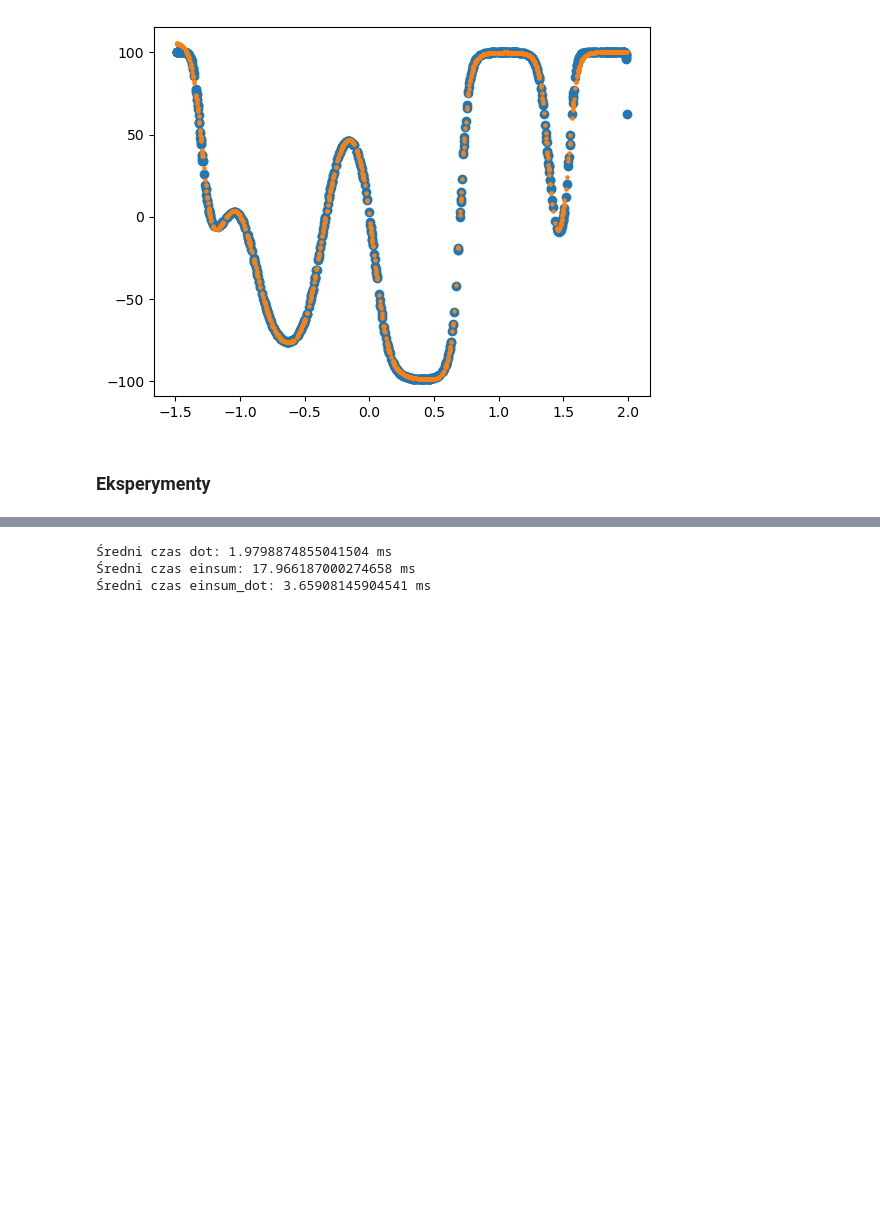
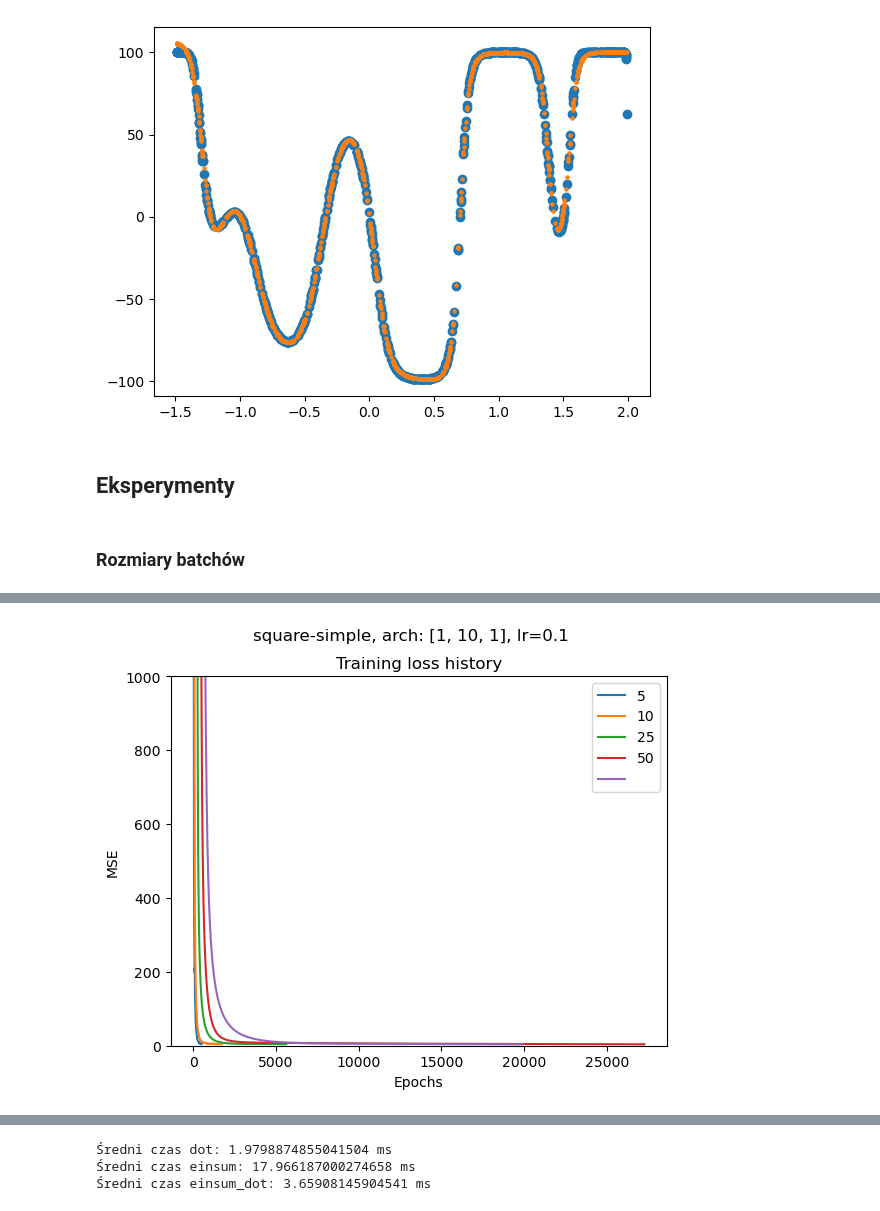
Before and after one commit to tymsoncyferki/MIOwAD, a Jupyter notebook: nn2/lab2.ipynb, the cells around one changed output, grey strips where cells are left out. Drawn from its saved outputs; the diff is of its cells as text; code cells hidden in the pictures; blank space fills up the shorter version.

Commit message:
batch testing

```diff
--- a/nn2/lab2.ipynb
+++ b/nn2/lab2.ipynb
@@ -404,4 +430,27 @@ plt.show()
 Test MSE: 3.999971466978165
 [figure]
 # %% [markdown]
-### Eksperymenty
+## Eksperymenty
+# %% [markdown]
+### Rozmiary batchów
+# %%
+def batch_test(train_set, test_set, batch_sizes, arch, init, lr, epochs, name, interval=1000, cutoff=None):
+    y_norm, parameters = standardize_data(train_set['y'])
+    for batch_size in batch_sizes:
+        mlp = NeuralNetwork(arch, initalization=init)
+        start_time = time.time()
+        history = mlp.train(train_set['x'], y_norm, learning_rate=lr, epochs=epochs, batch_size=batch_size, return_history=True,
+                                    resize=True, X_test=test_set['x'], y_test=test_set['y'], cutoff=cutoff,
+                                    denormalize=parameters, info_interval=interval, mute_print=True)
+        end_time = time.time()
+        elapsed_time = end_time - start_time
+        print(f"size {batch_size}: {round(elapsed_time, 1)} s")
+        history.plot_loss()
+    plt.suptitle(f"{name}, arch: {arch}, lr={lr}")
+    plt.legend(batch_sizes)
+    plt.show()
+# %%
+plt.ylim(0,1000)
+batch_test(square_simple_train, square_simple, [5, 10, 25, 50, None], [1, 10, 1], 'xavier', lr=0.1, epochs=40000,
+           name='square-simple', interval=10, cutoff=5)
+# %% [output]
@@ -407,0 +467 @@ Test MSE: 3.999971466978165
+[figure, added]
```
Also changed, not shown: parts of 22 cells of this notebook.
